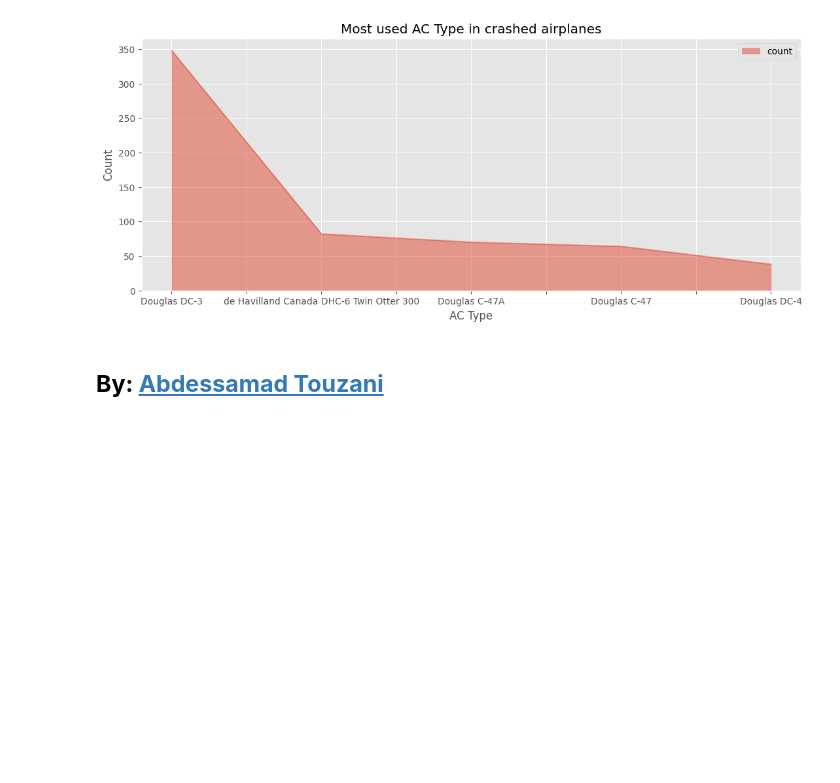
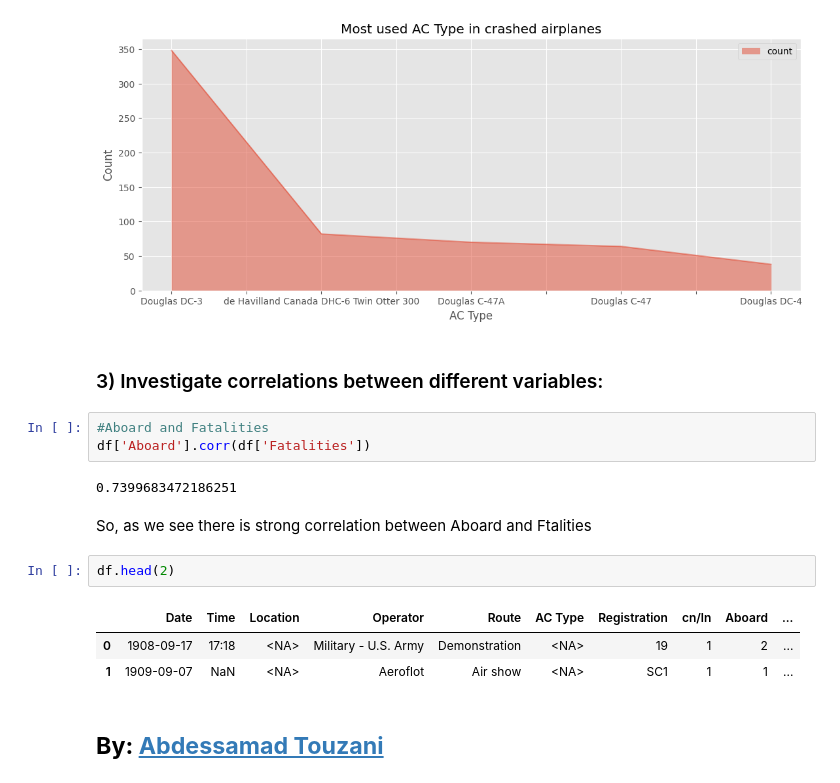
Before and after one commit to AbdessamadTzn/Dat-Analysis, a Jupyter notebook: Analyzing Flight Crashes/analyzing_flight_crashes.ipynb, the cells around one changed output. Saved outputs shown, nothing was run; the diff lists cells and outputs as text; blank space fills up the shorter version.

Commit message:
EDA - Correlation between variables

```diff
--- a/Analyzing Flight Crashes/analyzing_flight_crashes.ipynb
+++ b/Analyzing Flight Crashes/analyzing_flight_crashes.ipynb
@@ -468,5 +468,20 @@ plt.ylabel('Count')
 plt.show()
 # %% [output]
 [figure]
+# %% [markdown]
+### 3) Investigate correlations between different variables:
+# %%
+#Aboard and Fatalities
+df['Aboard'].corr(df['Fatalities'])
+# %% [output]
+0.7399683472186251
+# %% [markdown]
+So, as we see there is strong correlation between Aboard and Ftalities
+# %%
+df.head(2)
+# %% [output]
+|  | Date | Time | Location | Operator | Route | AC Type | Registration | cn/ln | Aboard | ... |
+| 0 | 1908-09-17 | 17:18 | <NA> | Military - U.S. Army | Demonstration | <NA> | 19 | 1 | 2 | ... |
+| 1 | 1909-09-07 | NaN | <NA> | Aeroflot | Air show | <NA> | SC1 | 1 | 1 | ... |
 # %% [markdown]
 ## **By: [Abdessamad Touzani](https://www.linkedin.com/in/abdessamadtouzani/)**
```
